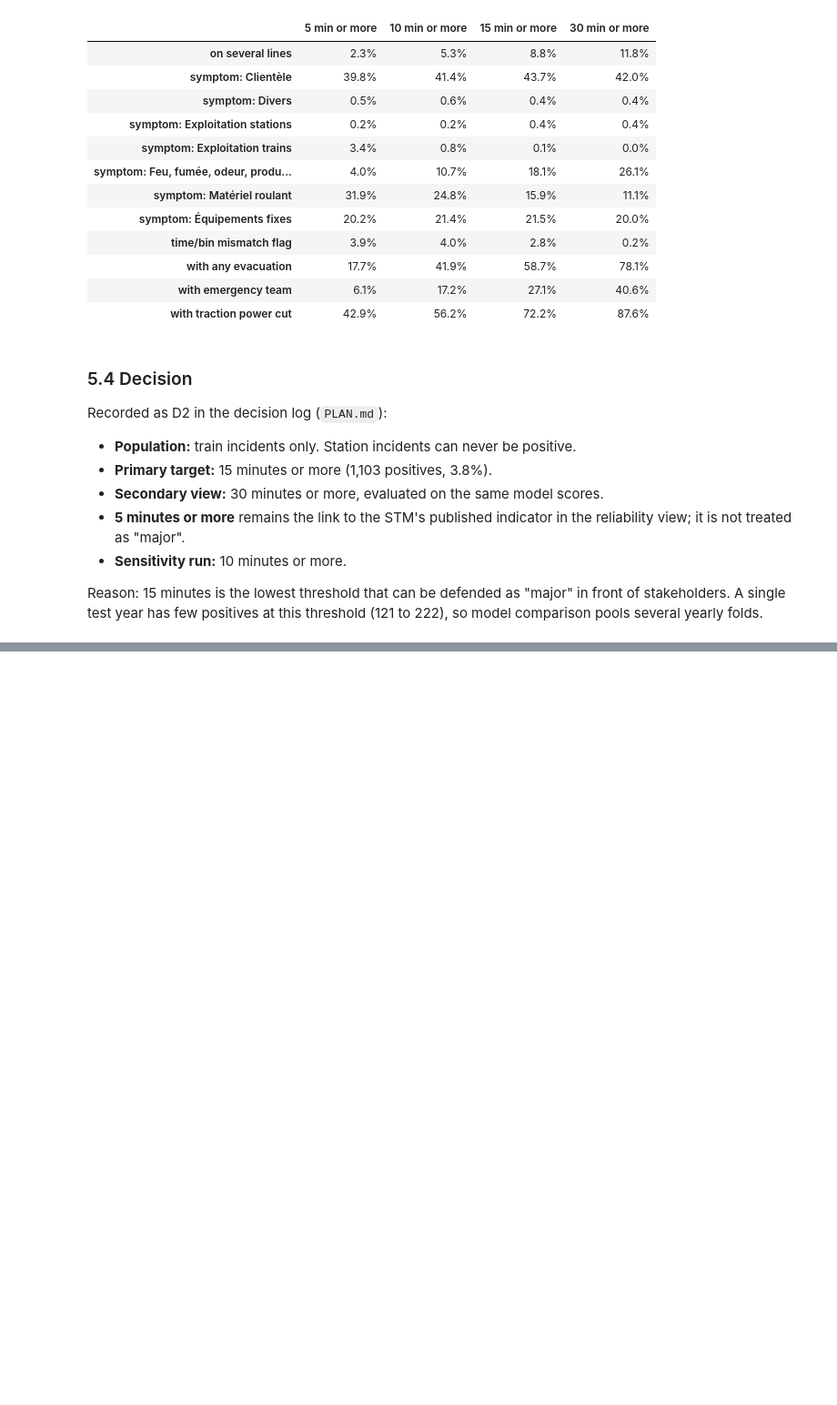
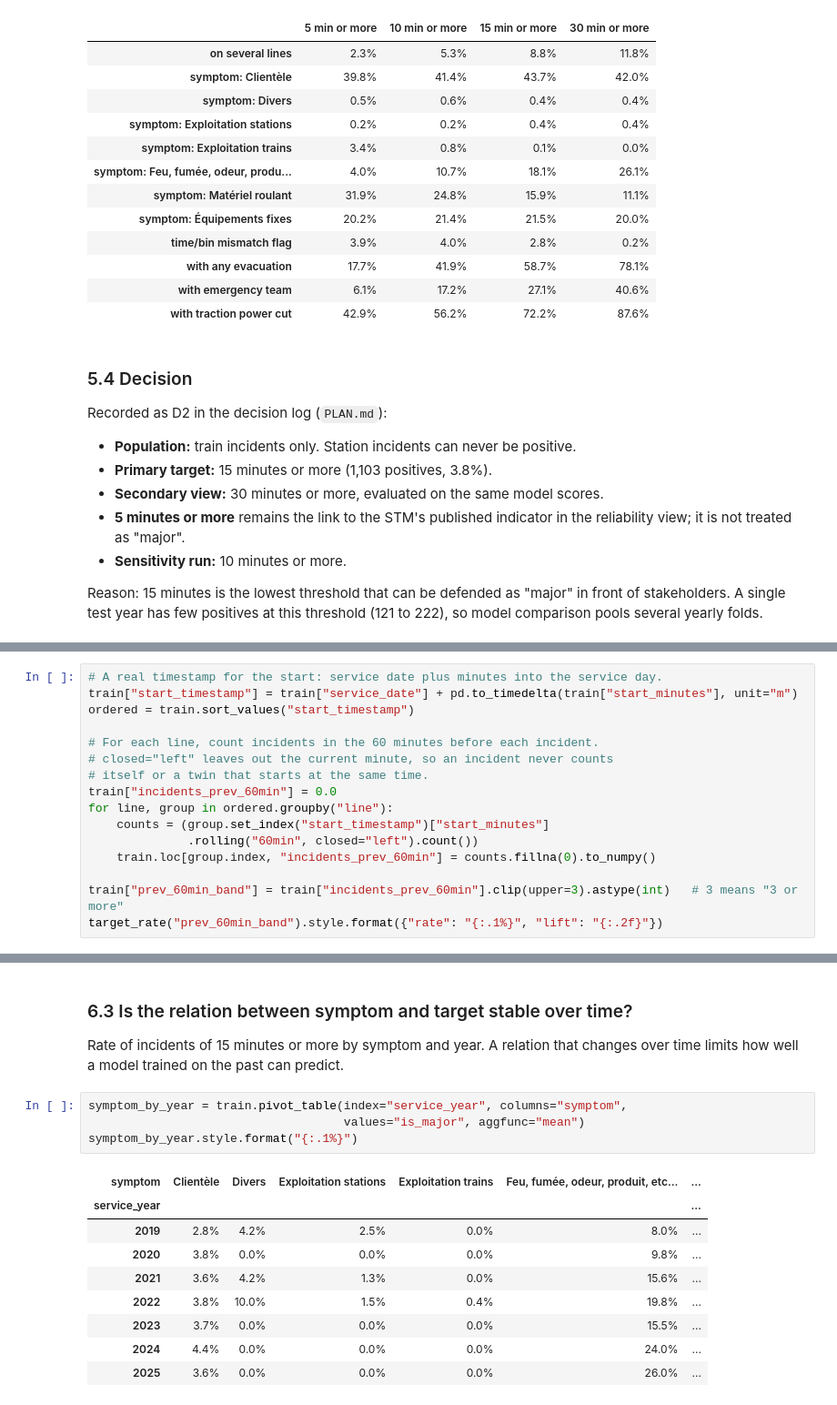
Before and after one commit to elcine/DS_challenge, a Jupyter notebook: notebooks/analysis.ipynb, the cells around one changed output, grey strips where cells are left out. Shown at 91% size. Cells and saved outputs as stored; diff of their text form; blank space fills up the shorter version.

```diff
--- a/notebooks/analysis.ipynb
+++ b/notebooks/analysis.ipynb
@@ -1289,0 +1436,16 @@ threshold (121 to 222), so model comparison pools several yearly folds.
+# %%
+# A real timestamp for the start: service date plus minutes into the service day.
+train["start_timestamp"] = train["service_date"] + pd.to_timedelta(train["start_minutes"], unit="m")
+ordered = train.sort_values("start_timestamp")
+
+# For each line, count incidents in the 60 minutes before each incident.
+# closed="left" leaves out the current minute, so an incident never counts
+# itself or a twin that starts at the same time.
+train["incidents_prev_60min"] = 0.0
+for line, group in ordered.groupby("line"):
+    counts = (group.set_index("start_timestamp")["start_minutes"]
+              .rolling("60min", closed="left").count())
+    train.loc[group.index, "incidents_prev_60min"] = counts.fillna(0).to_numpy()
+
+train["prev_60min_band"] = train["incidents_prev_60min"].clip(upper=3).astype(int)   # 3 means "3 or more"
+target_rate("prev_60min_band").style.format({"rate": "{:.1%}", "lift": "{:.2f}"})
@@ -1289,0 +1458,19 @@ threshold (121 to 222), so model comparison pools several yearly folds.
+# %% [markdown]
+### 6.3 Is the relation between symptom and target stable over time?
+
+Rate of incidents of 15 minutes or more by symptom and year. A relation that
+changes over time limits how well a model trained on the past can predict.
+# %%
+symptom_by_year = train.pivot_table(index="service_year", columns="symptom",
+                                    values="is_major", aggfunc="mean")
+symptom_by_year.style.format("{:.1%}")
+# %% [output]
+| symptom | Clientèle | Divers | Exploitation stations | Exploitation trains | Feu, fumée, odeur, produit, etc... | ... |
+| service_year |  |  |  |  |  | ... |
+| 2019 | 2.8% | 4.2% | 2.5% | 0.0% | 8.0% | ... |
+| 2020 | 3.8% | 0.0% | 0.0% | 0.0% | 9.8% | ... |
+| 2021 | 3.6% | 4.2% | 1.3% | 0.0% | 15.6% | ... |
+| 2022 | 3.8% | 10.0% | 1.5% | 0.4% | 19.8% | ... |
+| 2023 | 3.7% | 0.0% | 0.0% | 0.0% | 15.5% | ... |
+| 2024 | 4.4% | 0.0% | 0.0% | 0.0% | 24.0% | ... |
+| 2025 | 3.6% | 0.0% | 0.0% | 0.0% | 26.0% | ... |
```
Also changed, not shown: parts of 10 cells of this notebook, 3 other files.
